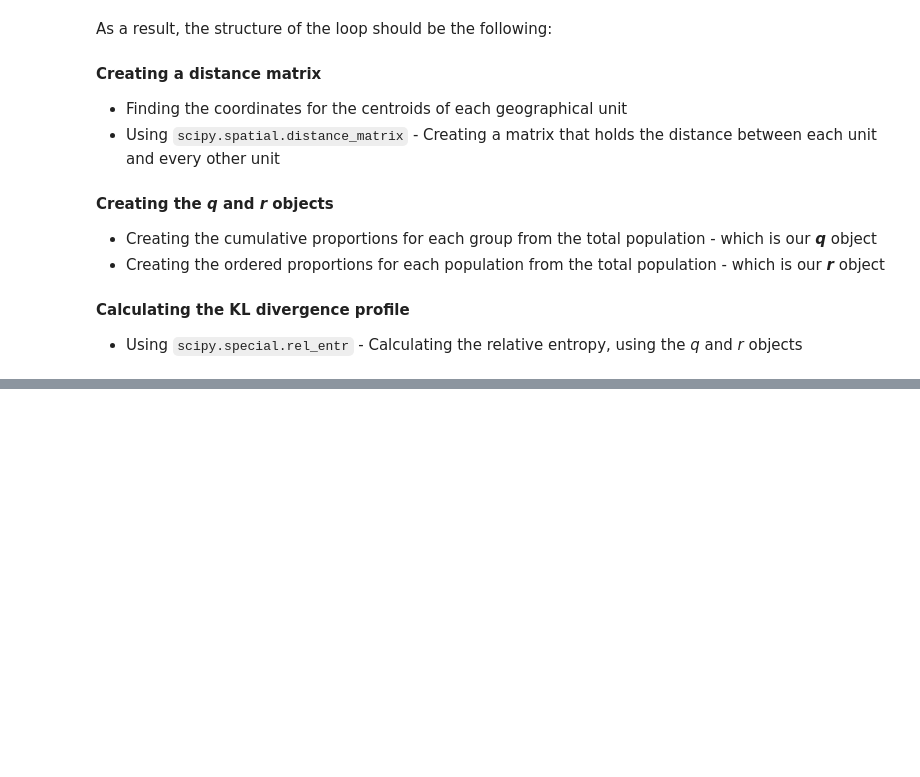
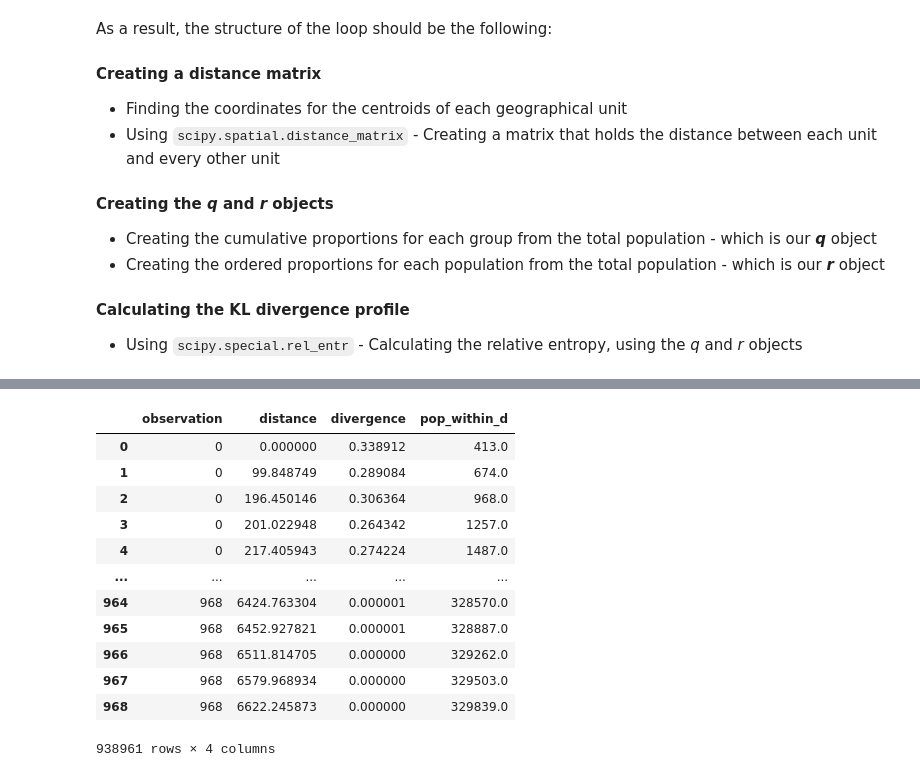
Before and after one commit to noahbouchier/GSoC-PySAL-21, a Jupyter notebook: Explanatory and Interactive Workbooks/kl_divergence.ipynb, the cells around one changed output, grey strips where cells are left out. Cells and saved outputs as stored; diff of their text form; code cells hidden in the pictures; blank space fills up the shorter version.

```diff
--- a/Explanatory and Interactive Workbooks/kl_divergence.ipynb
+++ b/Explanatory and Interactive Workbooks/kl_divergence.ipynb
@@ -913,0 +1017,16 @@ So there we have the KL divergence profiles for the first four observations, out
+# %%
+final_result
+# %% [output]
+|  | observation | distance | divergence | pop_within_d |
+| 0 | 0 | 0.000000 | 0.338912 | 413.0 |
+| 1 | 0 | 99.848749 | 0.289084 | 674.0 |
+| 2 | 0 | 196.450146 | 0.306364 | 968.0 |
+| 3 | 0 | 201.022948 | 0.264342 | 1257.0 |
+| 4 | 0 | 217.405943 | 0.274224 | 1487.0 |
+| ... | ... | ... | ... | ... |
+| 964 | 968 | 6424.763304 | 0.000001 | 328570.0 |
+| 965 | 968 | 6452.927821 | 0.000001 | 328887.0 |
+| 966 | 968 | 6511.814705 | 0.000000 | 329262.0 |
+| 967 | 968 | 6579.968934 | 0.000000 | 329503.0 |
+| 968 | 968 | 6622.245873 | 0.000000 | 329839.0 |
+938961 rows × 4 columns
```
Also changed, not shown: parts of 18 cells of this notebook, 1 other file.
